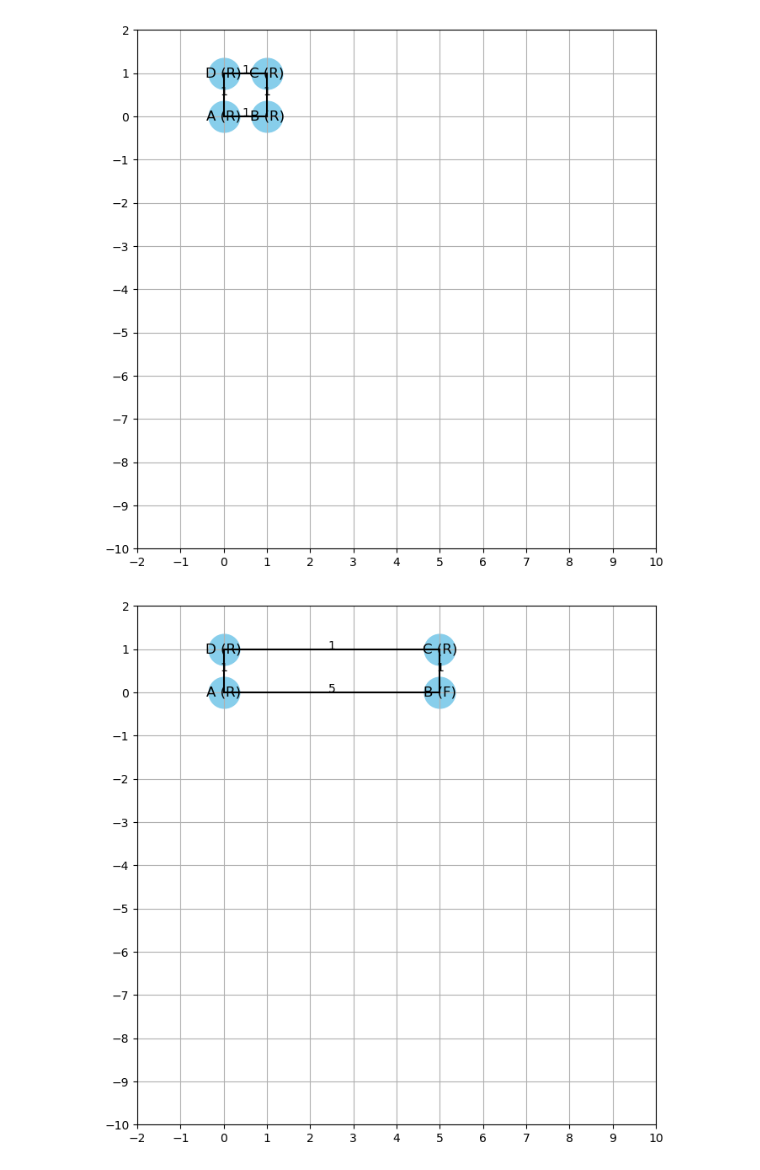
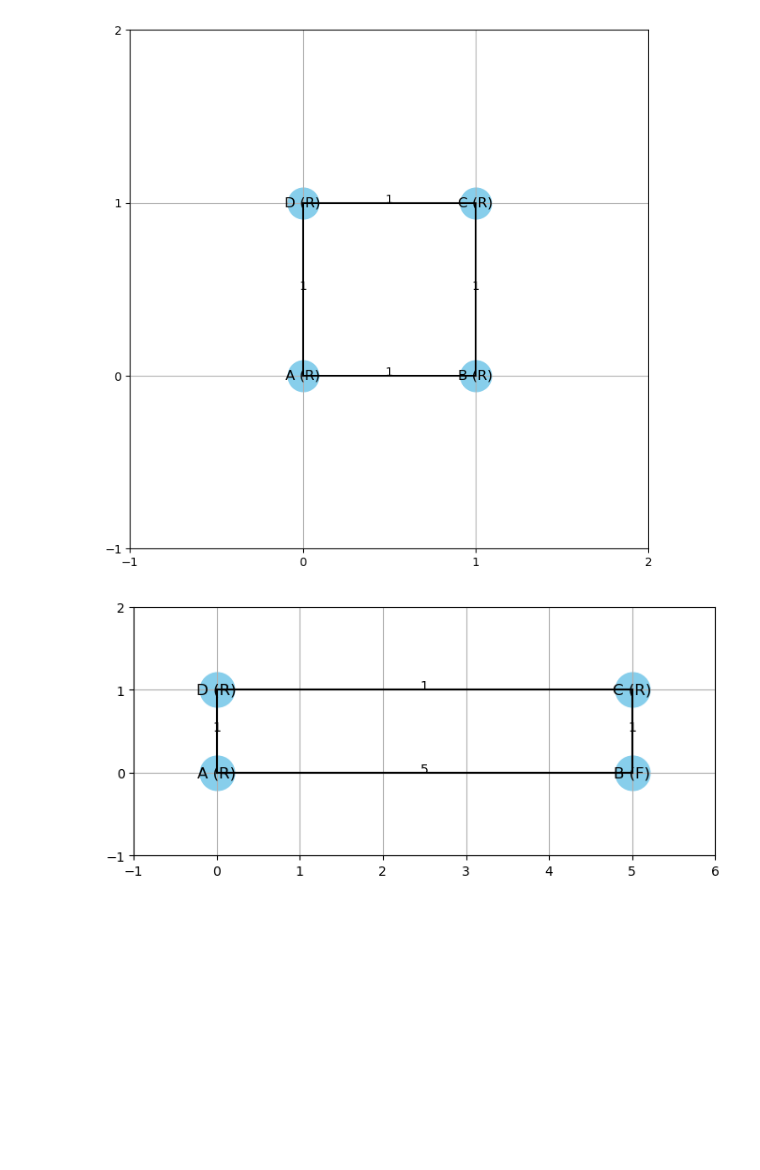
Before and after one commit to KislayTandon22/Graph-Orthogonal-Visualization, a Jupyter notebook: Graph Visualizer/drawing.ipynb, the cells around one changed output. Drawn from its saved outputs; the diff is of its cells as text; code cells hidden in the pictures; blank space fills up the shorter version.

```diff
--- a/Graph Visualizer/drawing.ipynb
+++ b/Graph Visualizer/drawing.ipynb
@@ -59,16 +59,16 @@ class WeightedGraph:
             for end_key, edge in self.vertices[vertex_key].edges.items():
                 if end_key in self.vertices and end_key not in pos:
                     if edge.direction == 'E':
-                        new_x = x + edge.length
+                        new_x = x + max(edge.length, edge.weight)
                         place_vertex(end_key, new_x, y)
                     elif edge.direction == 'S':
-                        new_y = y - edge.length
+                        new_y = y - max(edge.length, edge.weight)
                         place_vertex(end_key, x, new_y)
                     elif edge.direction == 'W':
-                        new_x = x - edge.length
+                        new_x = x - max(edge.length, edge.weight)
                         place_vertex(end_key, new_x, y)
                     elif edge.direction == 'N':
-                        new_y = y + edge.length
+                        new_y = y + max(edge.length, edge.weight)
                         place_vertex(end_key, x, new_y)
 
             # Ensure the final vertex is aligned on the x or y axis relative to the start
@@ -104,6 +104,18 @@ class WeightedGraph:
     def draw_graph(self):
         pos = self.calculate_positions()
 
+        # Find the min and max x and y coordinates
+        x_values = [pos[key][0] for key in pos]
+        y_values = [pos[key][1] for key in pos]
+        min_x, max_x = min(x_values), max(x_values)
+        min_y, max_y = min(y_values), max(y_values)
+
+        # Calculate the midpoint and dimensions of the plot area
+        mid_x = (min_x + max_x) / 2
+        mid_y = (min_y + max_y) / 2
+        width = max_x - min_x + 2
+        height = max_y - min_y + 2
+
         plt.figure(figsize=(8, 8))
         self.draw_edges(pos)
 
@@ -113,39 +125,39 @@ class WeightedGraph:
                 plt.text(pos[key][0], pos[key][1], f"{vertex.label} ({vertex.angle_type})", fontsize=12, ha='center', va='center')
 
         plt.grid(True)
-        plt.xlim(-2, 10)
-        plt.ylim(-10, 2)
-        plt.xticks(range(-2, 11))
-        plt.yticks(range(-10, 3))
+        plt.xlim(mid_x - width / 2, mid_x + width / 2)
+        plt.ylim(mid_y - height / 2, mid_y + height / 2)
+        plt.xticks(range(int(mid_x - width / 2), int(mid_x + width / 2) + 1))
+        plt.yticks(range(int(mid_y - height / 2), int(mid_y + height / 2) + 1))
         plt.gca().set_aspect('equal', adjustable='box')
 
         for vertex_key in self.vertices:
             if vertex_key in pos:
                 for end_key in self.vertices[vertex_key].edges:
                     if end_key in pos:
                         edge_length = self.vertices[vertex_key].edges[end_key].length
                         plt.text((pos[vertex_key][0] + pos[end_key][0]) / 2, (pos[vertex_key][1] + pos[end_key][1]) / 2, str(edge_length), fontsize=10, ha='center')
 
         plt.show()
 
 wg = WeightedGraph()
 wg.add_vertex('A', 'R')
 wg.add_vertex('B', 'R')
 wg.add_vertex('C', 'R')
 wg.add_vertex('D', 'R')
 wg.add_edge('A', 'B', 1, 'E')
 wg.add_edge('B', 'C', 1, 'N')
 wg.add_edge('C', 'D', 1, 'W')
 wg.add_edge('D', 'A', 1, 'S')
 
 wg.draw_graph()
 
 wg.change_edge_length('A', 'B', 5)
 wg.update_vertex_angle_type('B', 'F')
 wg.draw_graph()
 # %% [output]
-[figure, old version]
+[figure, new version]
-[figure, old version]
+[figure, new version]
 # %%
 def list_all_paths_with_F_angle(wg):
     def find_paths(start, end, path=None, paths=None):
```
Also changed, not shown: parts of 4 cells of this notebook.
